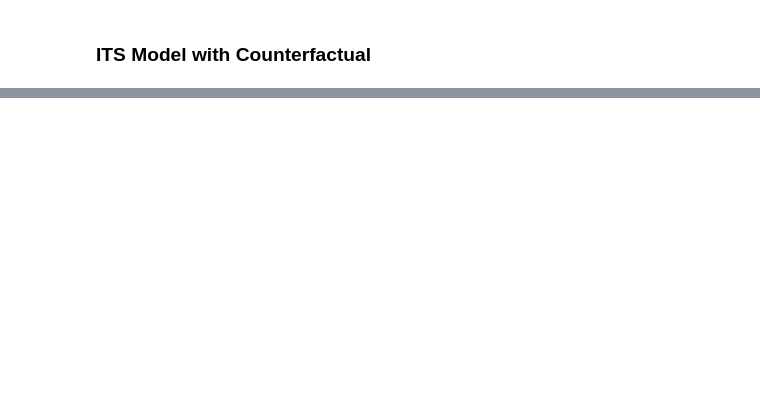
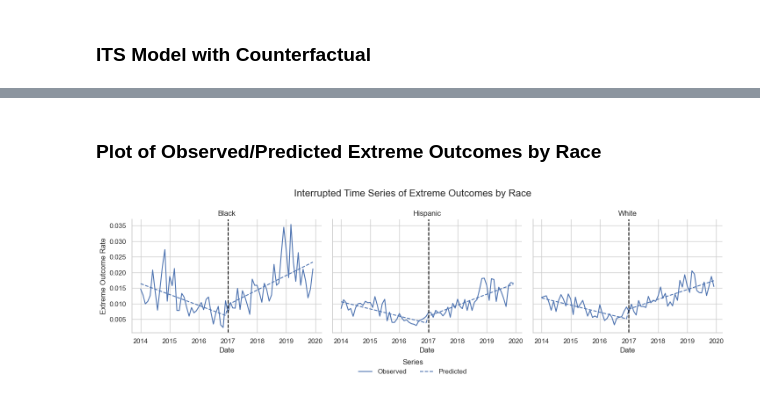
Before and after one commit to utexas-SDS-357/sds357-project-sp26-big-data-energy, a Jupyter notebook: modeling/its_modeling.ipynb, the cells around one changed output, grey strips where cells are left out. Cells and saved outputs as stored; diff of their text form; code cells hidden in the pictures; blank space fills up the shorter version.

```diff
--- a/modeling/its_modeling.ipynb
+++ b/modeling/its_modeling.ipynb
@@ -191,0 +267,27 @@ Notes:
+# %% [markdown]
+### Plot of Observed/Predicted Extreme Outcomes by Race
+# %%
+import seaborn as sns
+
+monthly['race'] = monthly['race'].str.capitalize()
+sns.set(style="whitegrid")
+
+g = sns.FacetGrid(monthly, col="race", col_wrap=3, height=4, sharey=True)
+g.map_dataframe(sns.lineplot, x="month", y="extreme_cases", label="Observed")
+g.map_dataframe(sns.lineplot, x="month", y="predicted", linestyle="--", label="Predicted")
+
+for ax in g.axes.flatten():
+    ax.axvline(intervention, color='black', linestyle='--')
+
+g.set_axis_labels("Date", "Extreme Outcome Rate")
+g.set_titles(template="{col_name}",
+             col_template=lambda x: x.upper())
+g.add_legend(title="Series", bbox_to_anchor=(0.5, 0.05), loc='upper center', ncol=2)
+
+g.fig.suptitle("Interrupted Time Series of Extreme Outcomes by Race", fontsize=16)
+g.fig.subplots_adjust(top=0.9)  # leave space for the title
+
+plt.tight_layout()
+plt.show()
+# %% [output]
+[figure, added]
```
Also changed, not shown: parts of 8 cells of this notebook.
